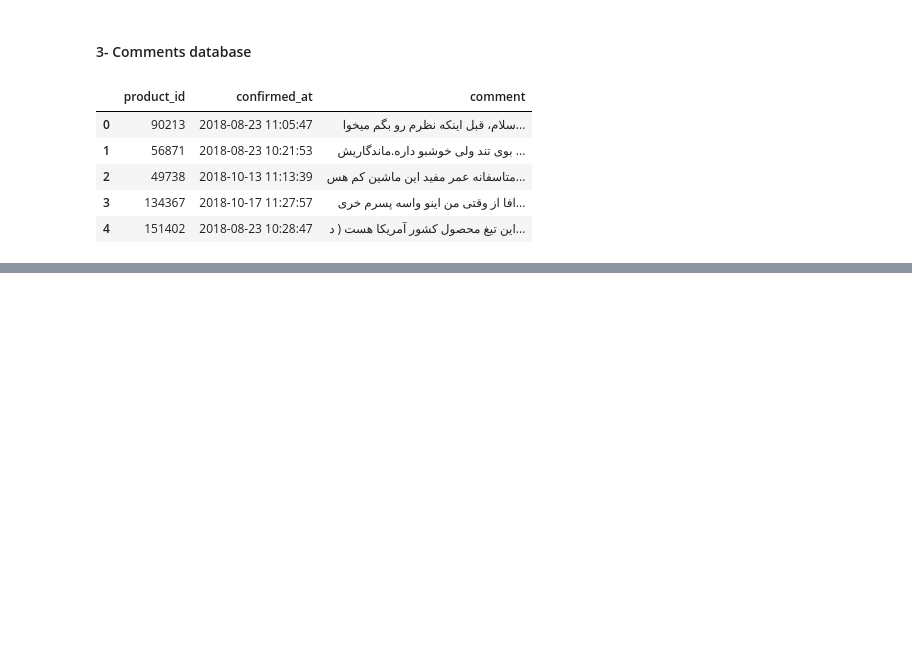
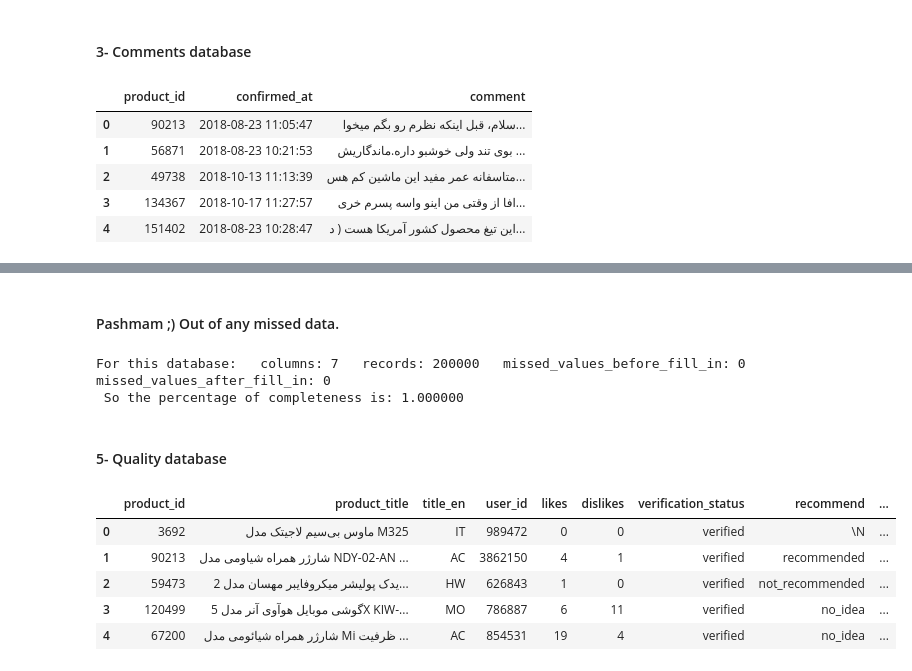
Before and after one commit to nahbos/Data-Mining-on-DigiKala-datasets, a Jupyter notebook: DM-1thProj-Q4.ipynb, the cells around one changed output, grey strips where cells are left out. Cells and saved outputs as stored; diff of their text form; code cells hidden in the pictures; blank space fills up the shorter version.

```diff
--- a/DM-1thProj-Q4.ipynb
+++ b/DM-1thProj-Q4.ipynb
@@ -221,0 +255,18 @@ comments.head()
+# %% [markdown]
+#### Pashmam ;) Out of any missed data.
+# %%
+reporter(orders, orders, 3)
+# %% [output]
+For this database:   columns: 7   records: 200000   missed_values_before_fill_in: 0   missed_values_after_fill_in: 0
+ So the percentage of completeness is: 1.000000
+# %% [markdown]
+#### 5- Quality database
+# %%
+quality.head()
+# %% [output]
+|  | product_id | product_title | title_en | user_id | likes | dislikes | verification_status | recommend | ... |
+| 0 | 3692 | ماوس بی‌سیم لاجیتک مدل M325 | IT | 989472 | 0 | 0 | verified | \N | ... |
+| 1 | 90213 | شارژر همراه شیاومی مدل NDY-02-AN ... | AC | 3862150 | 4 | 1 | verified | recommended | ... |
+| 2 | 59473 | یدک پولیشر میکروفایبر مهسان مدل 2... | HW | 626843 | 1 | 0 | verified | not_recommended | ... |
+| 3 | 120499 | گوشی موبایل هوآوی آنر مدل 5X KIW-... | MO | 786887 | 6 | 11 | verified | no_idea | ... |
+| 4 | 67200 | شارژر همراه شیائومی مدل Mi ظرفیت ... | AC | 854531 | 19 | 4 | verified | no_idea | ... |
```
Also changed, not shown: parts of 22 cells of this notebook.
